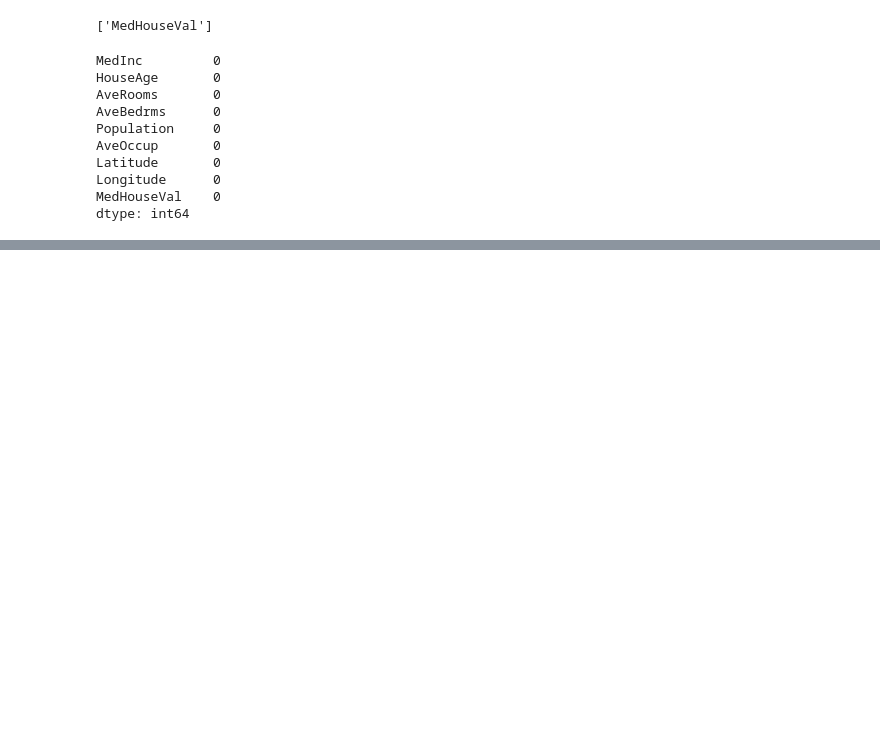
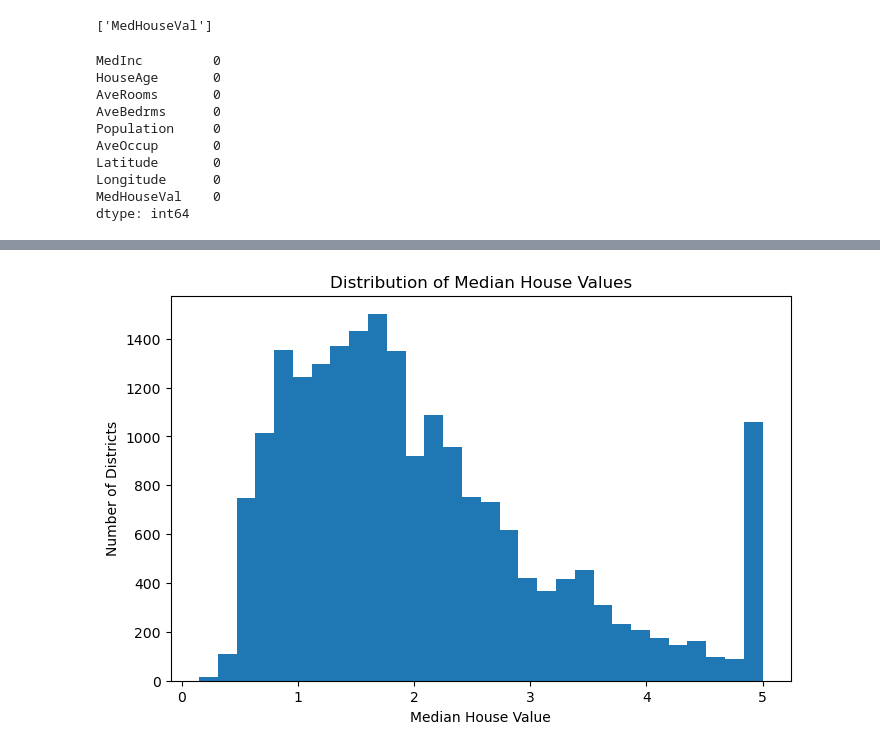
Before and after one commit to kindy10/HousePricePrediction, a Jupyter notebook: notebooks/house_price_prediction.ipynb, the cells around one changed output, grey strips where cells are left out. Saved outputs shown, nothing was run; the diff lists cells and outputs as text; code cells hidden in the pictures; blank space fills up the shorter version.

Commit message:
Analyze house value distribution

```diff
--- a/notebooks/house_price_prediction.ipynb
+++ b/notebooks/house_price_prediction.ipynb
@@ -163,0 +177,12 @@ dtype: int64
+# %%
+#The target distribution
+plt.figure(figsize=(8,5))
+plt.hist(df['MedHouseVal'],bins=30)
+plt.title("Distribution of Median House Values")
+plt.xlabel("Median House Value")
+plt.ylabel("Number of Districts")
+
+plt.savefig("../reports/target_distribution.png")
+plt.show()
+# %% [output]
+[figure, added]
```
Also changed, not shown: parts of 1 cell of this notebook, 1 other file.
